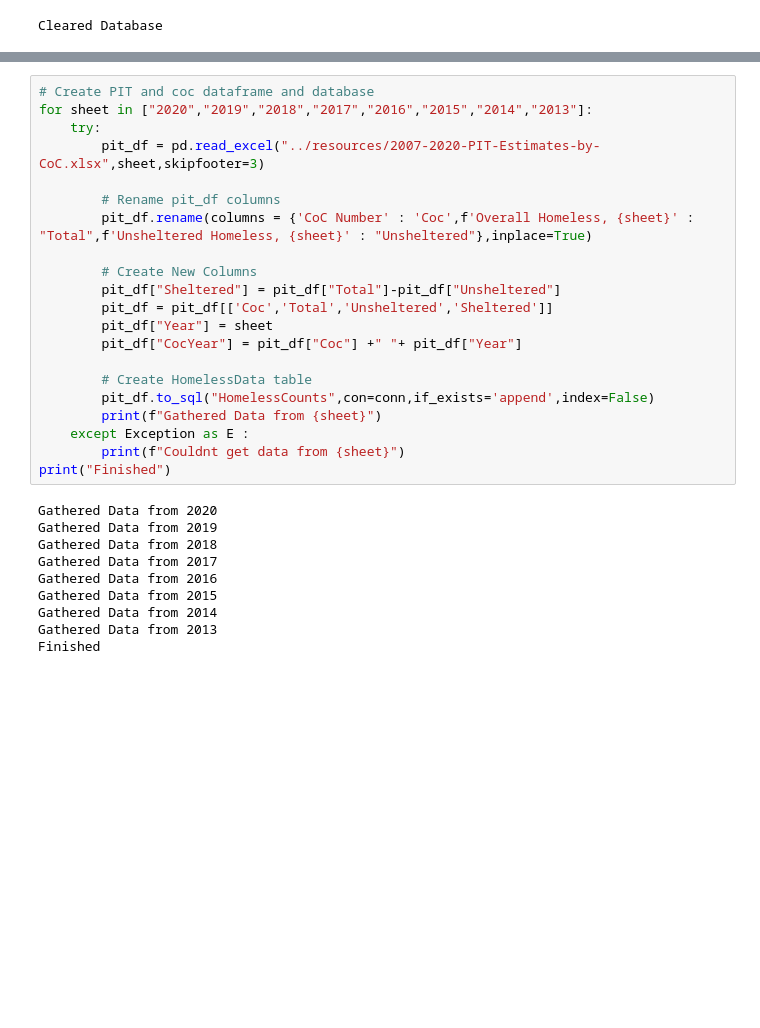
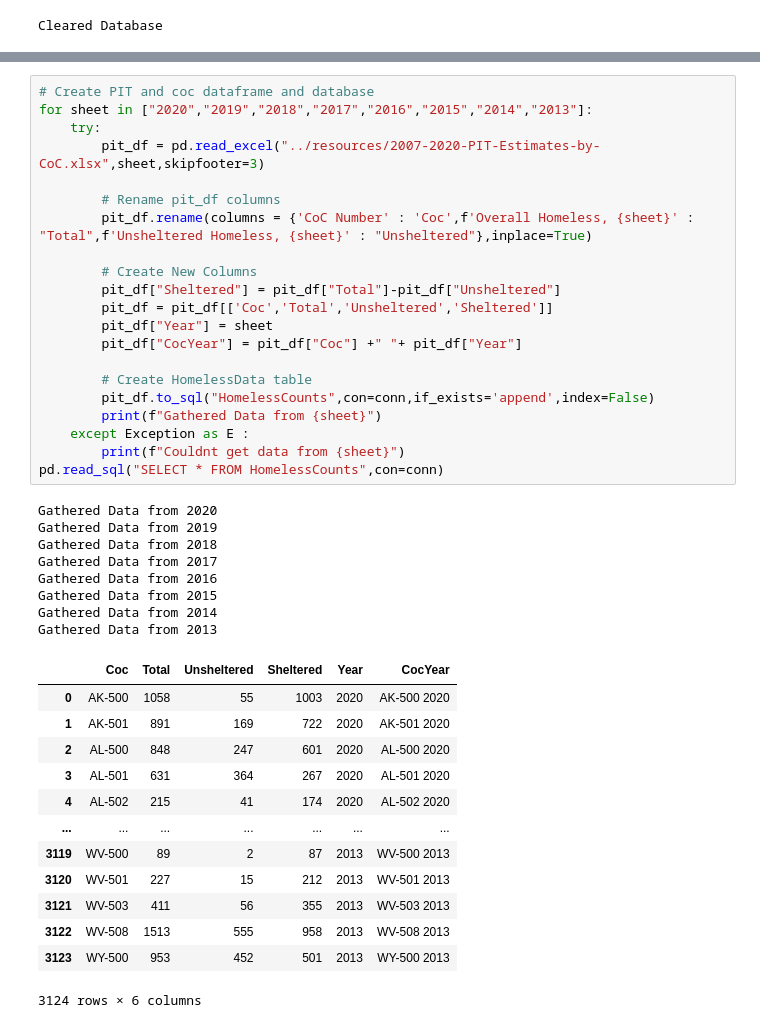
Before and after one commit to smsheehan/Class_Project, a Jupyter notebook: scripts/DatabaseCreation.ipynb, the cells around one changed output, grey strips where cells are left out. Cells and saved outputs as stored; diff of their text form; blank space fills up the shorter version.

```diff
--- a/scripts/DatabaseCreation.ipynb
+++ b/scripts/DatabaseCreation.ipynb
@@ -44,31 +61,43 @@ Finished
 # %%
 # Create PIT and coc dataframe and database
 for sheet in ["2020","2019","2018","2017","2016","2015","2014","2013"]:
     try:
         pit_df = pd.read_excel("../resources/2007-2020-PIT-Estimates-by-CoC.xlsx",sheet,skipfooter=3)
 
         # Rename pit_df columns
         pit_df.rename(columns = {'CoC Number' : 'Coc',f'Overall Homeless, {sheet}' : "Total",f'Unsheltered Homeless, {sheet}' : "Unsheltered"},inplace=True)
 
         # Create New Columns
         pit_df["Sheltered"] = pit_df["Total"]-pit_df["Unsheltered"]
         pit_df = pit_df[['Coc','Total','Unsheltered','Sheltered']]
         pit_df["Year"] = sheet
         pit_df["CocYear"] = pit_df["Coc"] +" "+ pit_df["Year"]
 
         # Create HomelessData table
         pit_df.to_sql("HomelessCounts",con=conn,if_exists='append',index=False)
         print(f"Gathered Data from {sheet}")
     except Exception as E :
         print(f"Couldnt get data from {sheet}")
-print("Finished")
+pd.read_sql("SELECT * FROM HomelessCounts",con=conn)
 # %% [output]
 Gathered Data from 2020
 Gathered Data from 2019
 Gathered Data from 2018
 Gathered Data from 2017
 Gathered Data from 2016
 Gathered Data from 2015
 Gathered Data from 2014
 Gathered Data from 2013
-Finished
+|  | Coc | Total | Unsheltered | Sheltered | Year | CocYear |
+| 0 | AK-500 | 1058 | 55 | 1003 | 2020 | AK-500 2020 |
+| 1 | AK-501 | 891 | 169 | 722 | 2020 | AK-501 2020 |
+| 2 | AL-500 | 848 | 247 | 601 | 2020 | AL-500 2020 |
+| 3 | AL-501 | 631 | 364 | 267 | 2020 | AL-501 2020 |
+| 4 | AL-502 | 215 | 41 | 174 | 2020 | AL-502 2020 |
+| ... | ... | ... | ... | ... | ... | ... |
+| 3119 | WV-500 | 89 | 2 | 87 | 2013 | WV-500 2013 |
+| 3120 | WV-501 | 227 | 15 | 212 | 2013 | WV-501 2013 |
+| 3121 | WV-503 | 411 | 56 | 355 | 2013 | WV-503 2013 |
+| 3122 | WV-508 | 1513 | 555 | 958 | 2013 | WV-508 2013 |
+| 3123 | WY-500 | 953 | 452 | 501 | 2013 | WY-500 2013 |
+3124 rows × 6 columns
```
Also changed, not shown: parts of 11 cells of this notebook.
